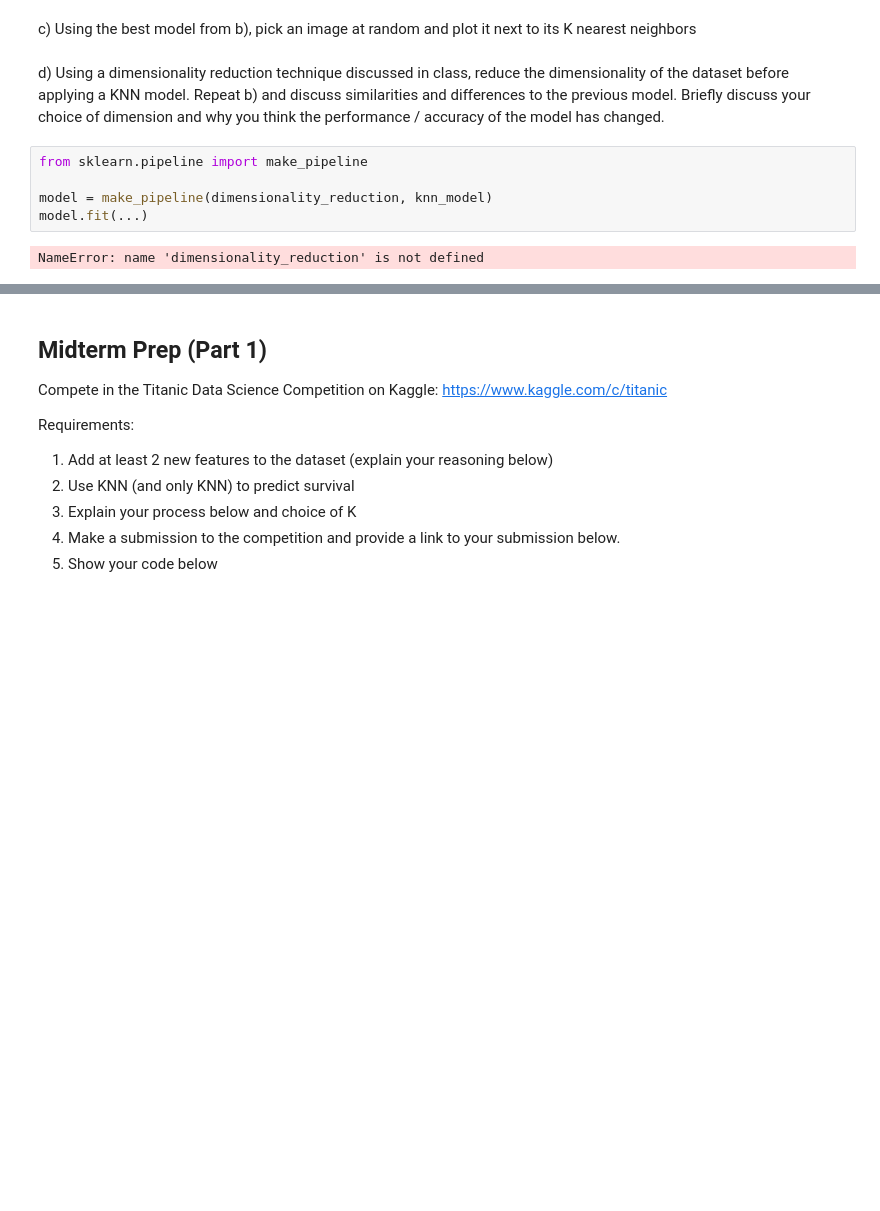
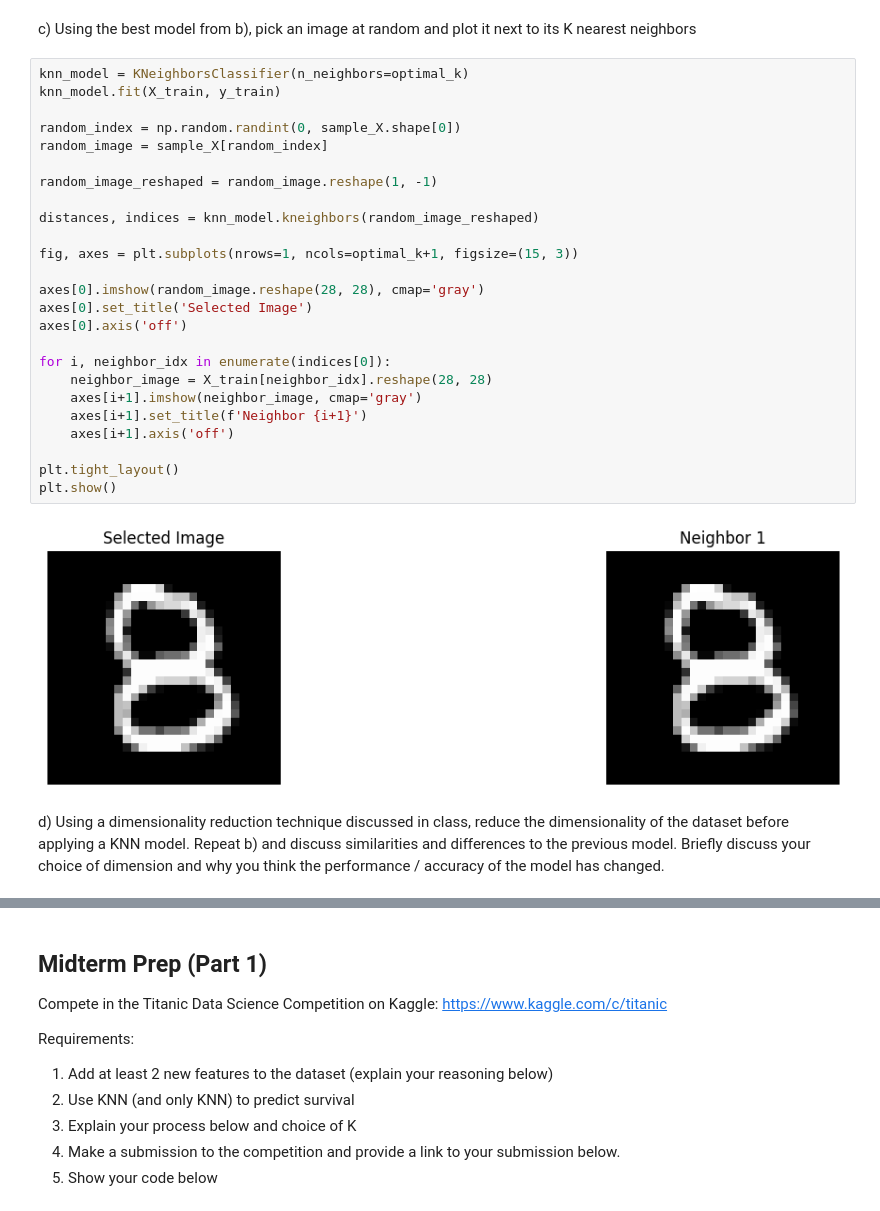
Before and after one commit to markyx316/Data-Science-Fundamentals, a Jupyter notebook: lecture_12/worksheet_12.ipynb, the cells around one changed output, grey strips where cells are left out. Drawn from its saved outputs; the diff is of its cells as text; blank space fills up the shorter version.

```diff
--- a/lecture_12/worksheet_12.ipynb
+++ b/lecture_12/worksheet_12.ipynb
@@ -270,11 +322,31 @@ from sklearn.neighbors import KNeighborsClassifier
 # %% [markdown]
 c) Using the best model from b), pick an image at random and plot it next to its K nearest neighbors
+# %%
+knn_model = KNeighborsClassifier(n_neighbors=optimal_k)
+knn_model.fit(X_train, y_train)
+
+random_index = np.random.randint(0, sample_X.shape[0])
+random_image = sample_X[random_index]
+
+random_image_reshaped = random_image.reshape(1, -1)
+
+distances, indices = knn_model.kneighbors(random_image_reshaped)
+
+fig, axes = plt.subplots(nrows=1, ncols=optimal_k+1, figsize=(15, 3))
+
+axes[0].imshow(random_image.reshape(28, 28), cmap='gray')
+axes[0].set_title('Selected Image')
+axes[0].axis('off')
+
+for i, neighbor_idx in enumerate(indices[0]):
+    neighbor_image = X_train[neighbor_idx].reshape(28, 28)
+    axes[i+1].imshow(neighbor_image, cmap='gray')
+    axes[i+1].set_title(f'Neighbor {i+1}')
+    axes[i+1].axis('off')
+
+plt.tight_layout()
+plt.show()
+# %% [output]
+[figure, added]
 # %% [markdown]
 d) Using a dimensionality reduction technique discussed in class, reduce the dimensionality of the dataset before applying a KNN model. Repeat b) and discuss similarities and differences to the previous model. Briefly discuss your choice of dimension and why you think the performance / accuracy of the model has changed.
-# %%
-from sklearn.pipeline import make_pipeline
-
-model = make_pipeline(dimensionality_reduction, knn_model)
-model.fit(...)
-# %% [output]
-NameError: name 'dimensionality_reduction' is not defined
```
Also changed, not shown: parts of 14 cells of this notebook, 4 other files.
